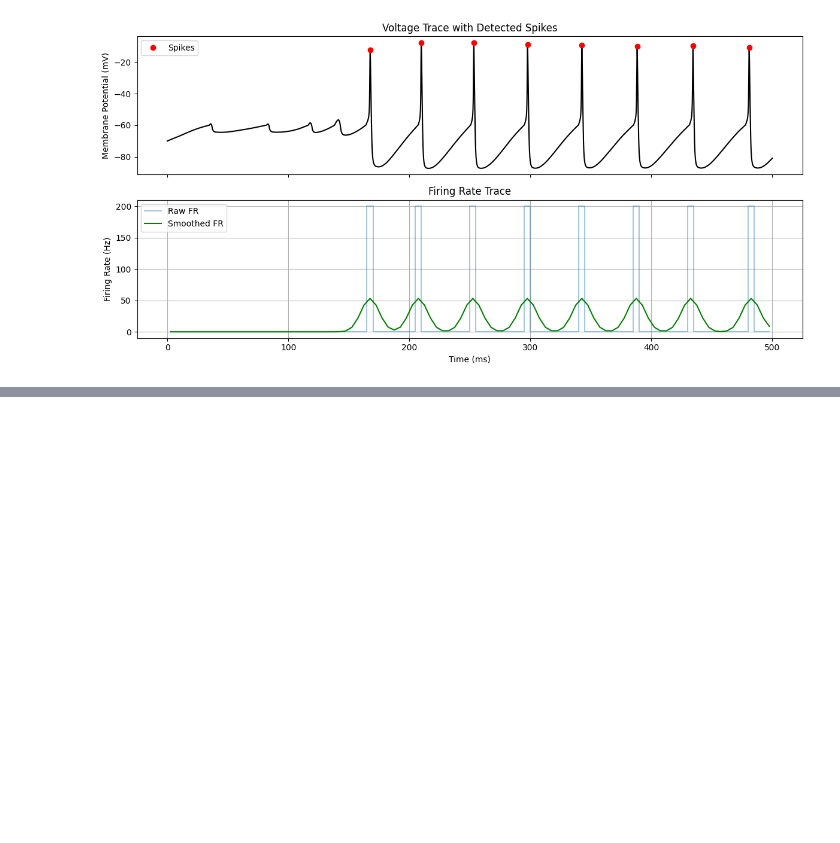
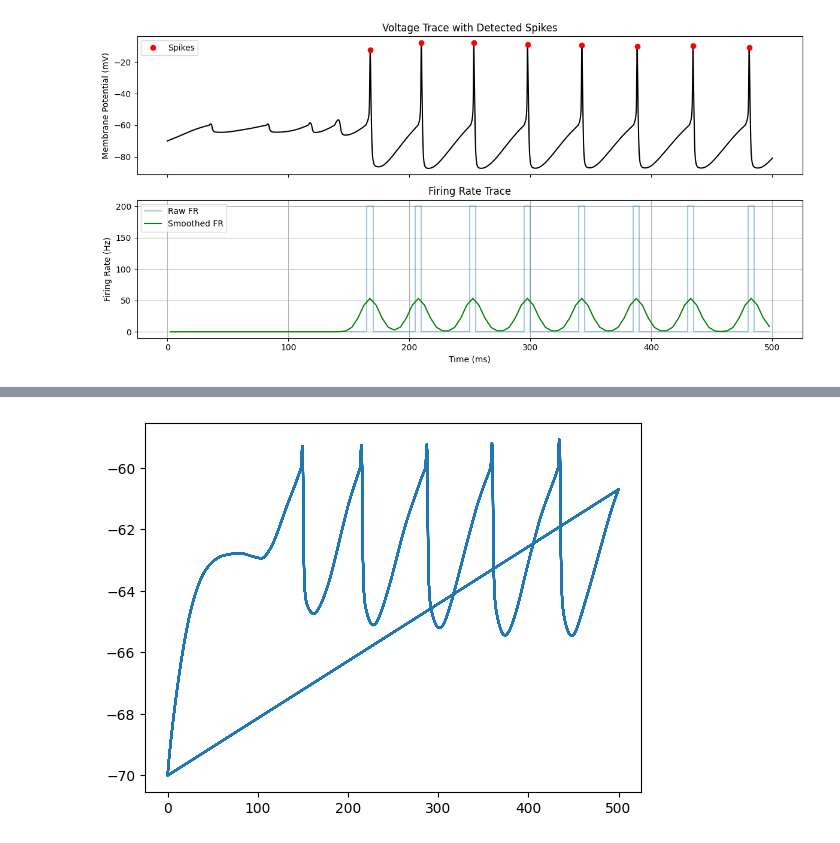
Before and after one commit to ddopp4877/single-cell-tuning, a Jupyter notebook: stim_synapses.ipynb, the cells around one changed output, grey strips where cells are left out. Saved outputs shown, nothing was run; the diff lists cells and outputs as text; code cells hidden in the pictures; blank space fills up the shorter version.

```diff
--- a/stim_synapses.ipynb
+++ b/stim_synapses.ipynb
@@ -535,0 +520,3 @@ plt.show()
+# %%
+T = np.concatenate(np.array(ts),axis=0)
+V = np.concatenate(np.array(vs),axis=0)
@@ -535,0 +530,5 @@ plt.show()
+# %%
+plt.plot(T,V)
+plt.show()
+# %% [output]
+[figure, added]
```
Also changed, not shown: parts of 16 cells of this notebook.
